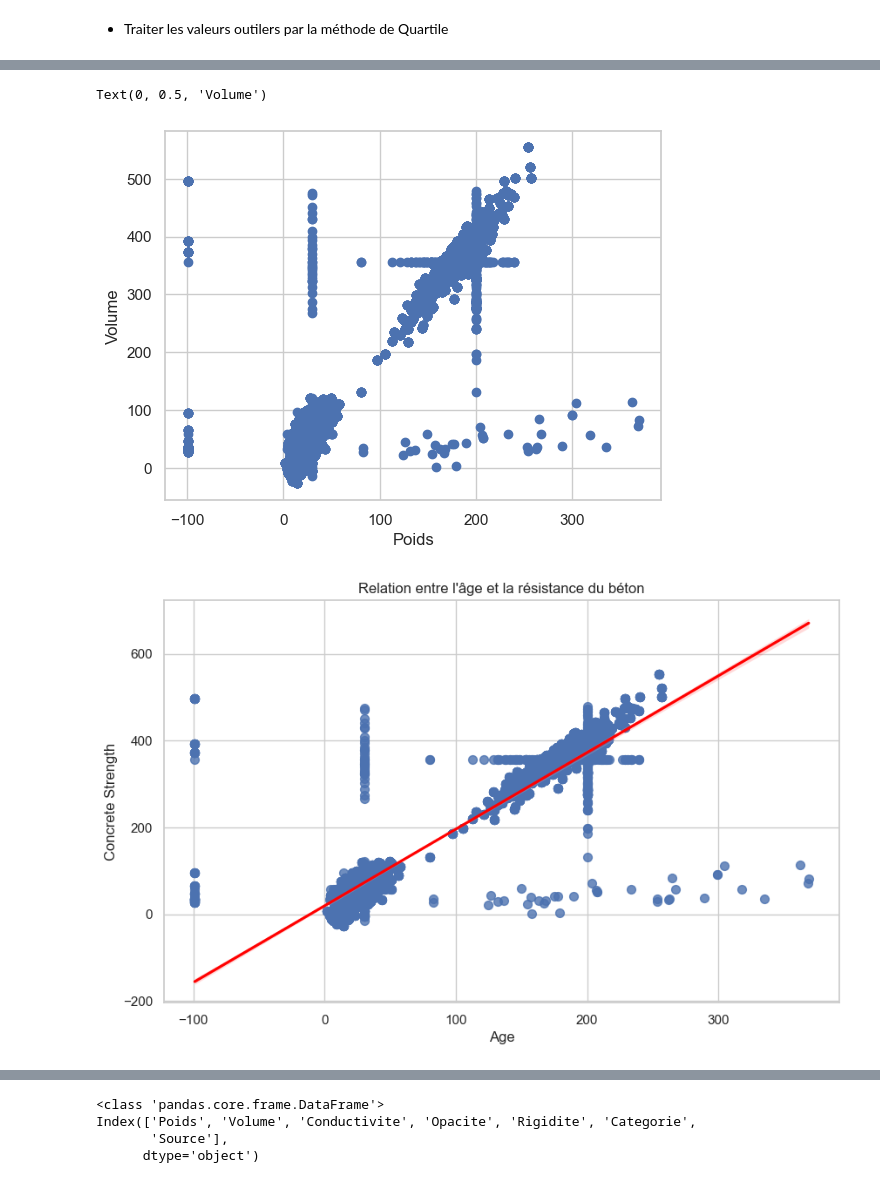
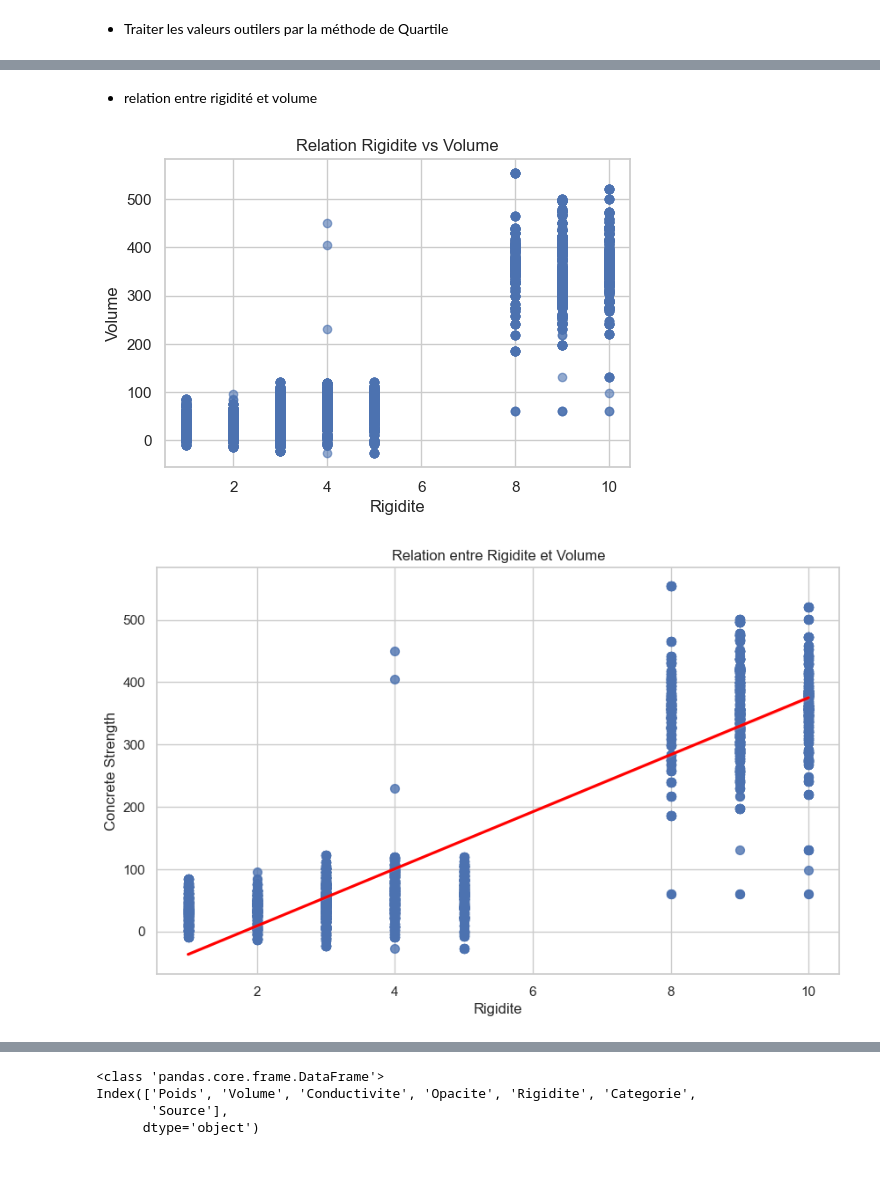
Before and after one commit to Test123599/ECOML, a Jupyter notebook: TpStandard - Copie.ipynb, the cells around one changed output, grey strips where cells are left out. Saved outputs shown, nothing was run; the diff lists cells and outputs as text; code cells hidden in the pictures.

```diff
--- a/TpStandard - Copie.ipynb
+++ b/TpStandard - Copie.ipynb
@@ -388,17 +410,24 @@ ax=sns.boxplot(data=df['Opacite'] ,orient='h')
+# %% [markdown]
+- relation entre rigidité et volume
 # %%
-plt.scatter(x=df['Poids'],y=df['Volume'])
-plt.xlabel('Poids')
+plt.figure(figsize=(6,4))
+plt.scatter(df['Rigidite'], df['Volume'], alpha=0.6)
+plt.xlabel('Rigidite')
 plt.ylabel('Volume')
+plt.title('Relation Rigidite vs Volume')
+plt.show()
+
+# Plus la rigidité augmente
+# plus le volume est élevé
 # %% [output]
-Text(0, 0.5, 'Volume')
-[figure, old version]
+[figure, new version]
 # %%
 plt.figure(figsize=(10, 6))
-sns.regplot(x='Poids', y='Volume', data=df, scatter_kws={'s': 50}, line_kws={'color': 'red'})
-plt.title('Relation entre l\'âge et la résistance du béton')
-plt.xlabel('Age')
+sns.regplot(x='Rigidite', y='Volume', data=df, scatter_kws={'s': 50}, line_kws={'color': 'red'})
+plt.title('Relation entre Rigidite et Volume')
+plt.xlabel('Rigidite')
 plt.ylabel('Concrete Strength')
 plt.grid(True)
 plt.show()
 # %% [output]
-[figure, old version]
+[figure, new version]
```
Also changed, not shown: parts of 42 cells of this notebook.
